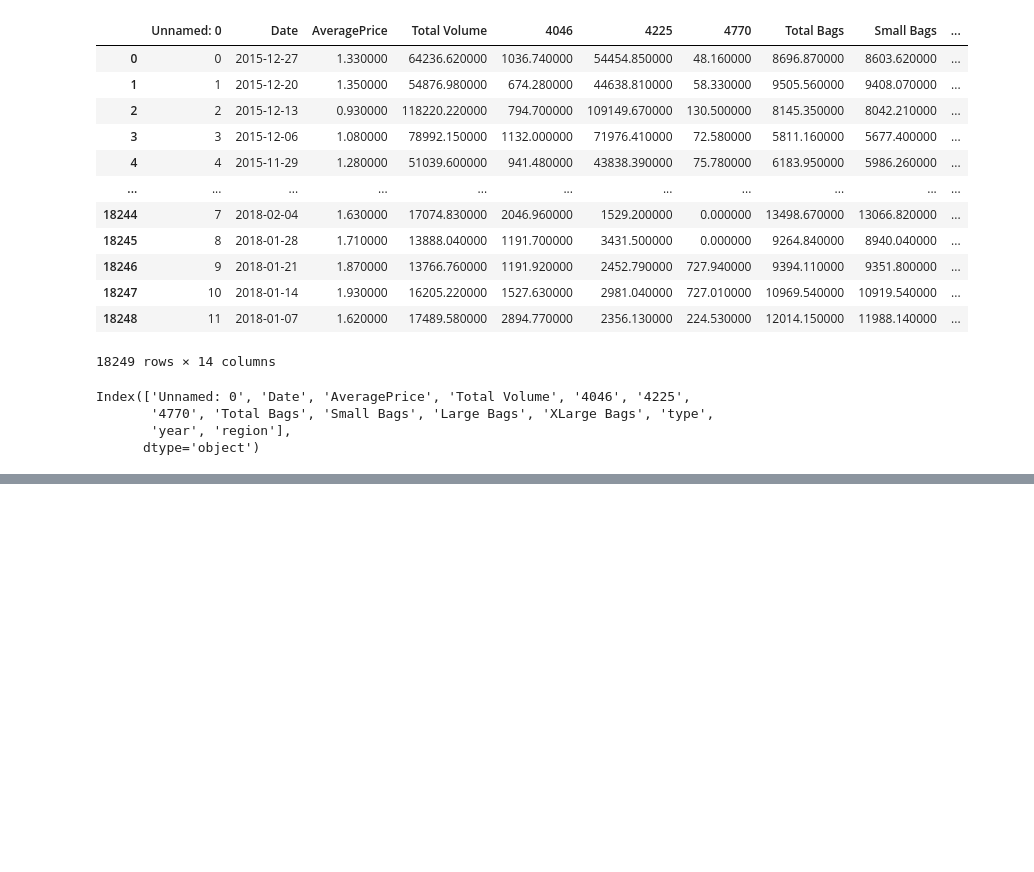
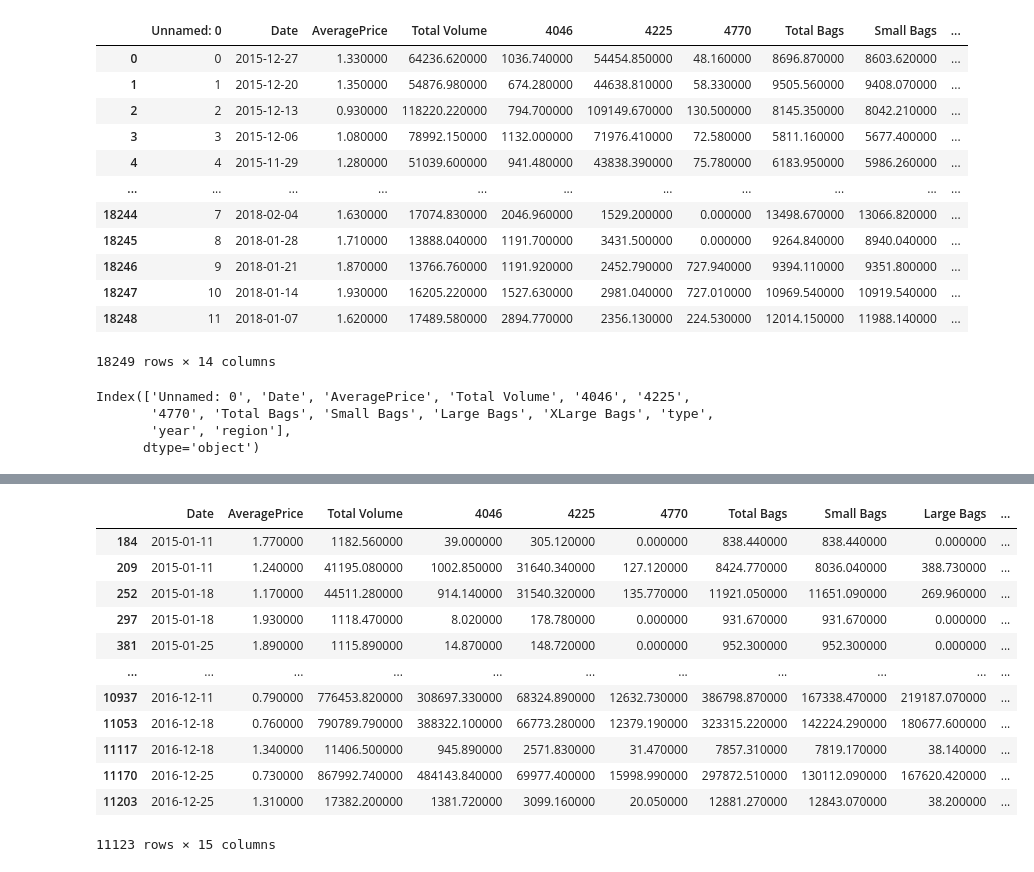
Before and after one commit to dip051030/full-EDA-and-model-training-on-avacado-dataset, a Jupyter notebook: avacado.ipynb, the cells around one changed output, grey strips where cells are left out. Saved outputs shown, nothing was run; the diff lists cells and outputs as text; code cells hidden in the pictures; blank space fills up the shorter version.

```diff
--- a/avacado.ipynb
+++ b/avacado.ipynb
@@ -508,0 +643,18 @@ df_time.sample(10)
+# %%
+past_dataframe = df_time.query('year in [2015, 2016]')
+# %%
+past_dataframe
+# %% [output]
+|  | Date | AveragePrice | Total Volume | 4046 | 4225 | 4770 | Total Bags | Small Bags | Large Bags | ... |
+| 184 | 2015-01-11 | 1.770000 | 1182.560000 | 39.000000 | 305.120000 | 0.000000 | 838.440000 | 838.440000 | 0.000000 | ... |
+| 209 | 2015-01-11 | 1.240000 | 41195.080000 | 1002.850000 | 31640.340000 | 127.120000 | 8424.770000 | 8036.040000 | 388.730000 | ... |
+| 252 | 2015-01-18 | 1.170000 | 44511.280000 | 914.140000 | 31540.320000 | 135.770000 | 11921.050000 | 11651.090000 | 269.960000 | ... |
+| 297 | 2015-01-18 | 1.930000 | 1118.470000 | 8.020000 | 178.780000 | 0.000000 | 931.670000 | 931.670000 | 0.000000 | ... |
+| 381 | 2015-01-25 | 1.890000 | 1115.890000 | 14.870000 | 148.720000 | 0.000000 | 952.300000 | 952.300000 | 0.000000 | ... |
+| ... | ... | ... | ... | ... | ... | ... | ... | ... | ... | ... |
+| 10937 | 2016-12-11 | 0.790000 | 776453.820000 | 308697.330000 | 68324.890000 | 12632.730000 | 386798.870000 | 167338.470000 | 219187.070000 | ... |
+| 11053 | 2016-12-18 | 0.760000 | 790789.790000 | 388322.100000 | 66773.280000 | 12379.190000 | 323315.220000 | 142224.290000 | 180677.600000 | ... |
+| 11117 | 2016-12-18 | 1.340000 | 11406.500000 | 945.890000 | 2571.830000 | 31.470000 | 7857.310000 | 7819.170000 | 38.140000 | ... |
+| 11170 | 2016-12-25 | 0.730000 | 867992.740000 | 484143.840000 | 69977.400000 | 15998.990000 | 297872.510000 | 130112.090000 | 167620.420000 | ... |
+| 11203 | 2016-12-25 | 1.310000 | 17382.200000 | 1381.720000 | 3099.160000 | 20.050000 | 12881.270000 | 12843.070000 | 38.200000 | ... |
+11123 rows × 15 columns
```
Also changed, not shown: parts of 48 cells of this notebook.
